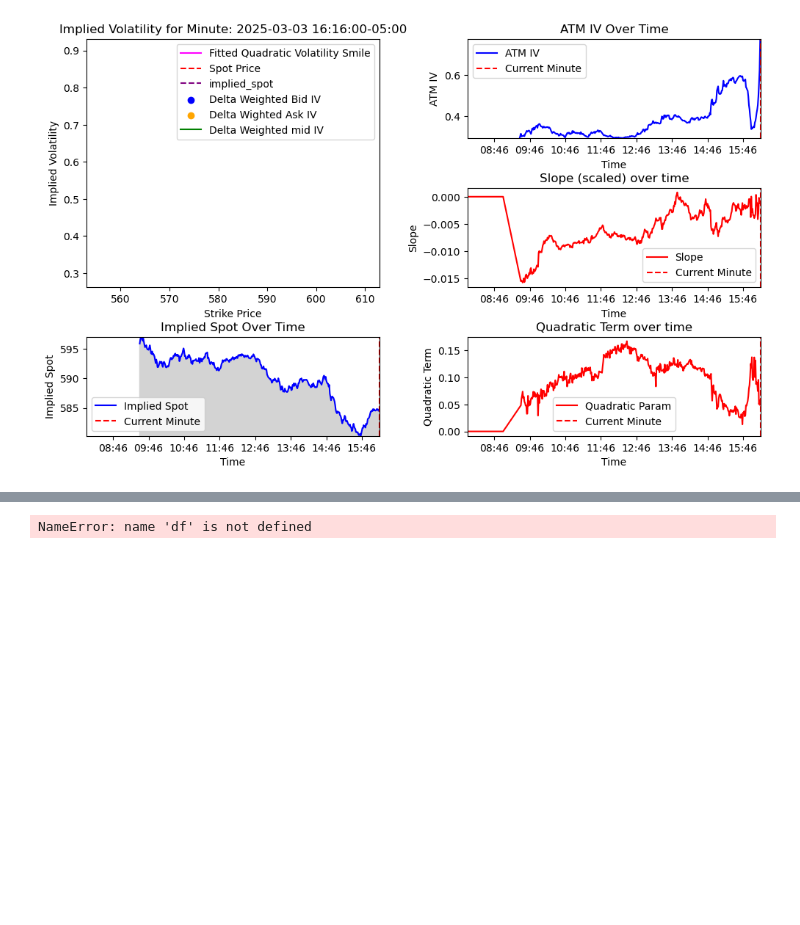
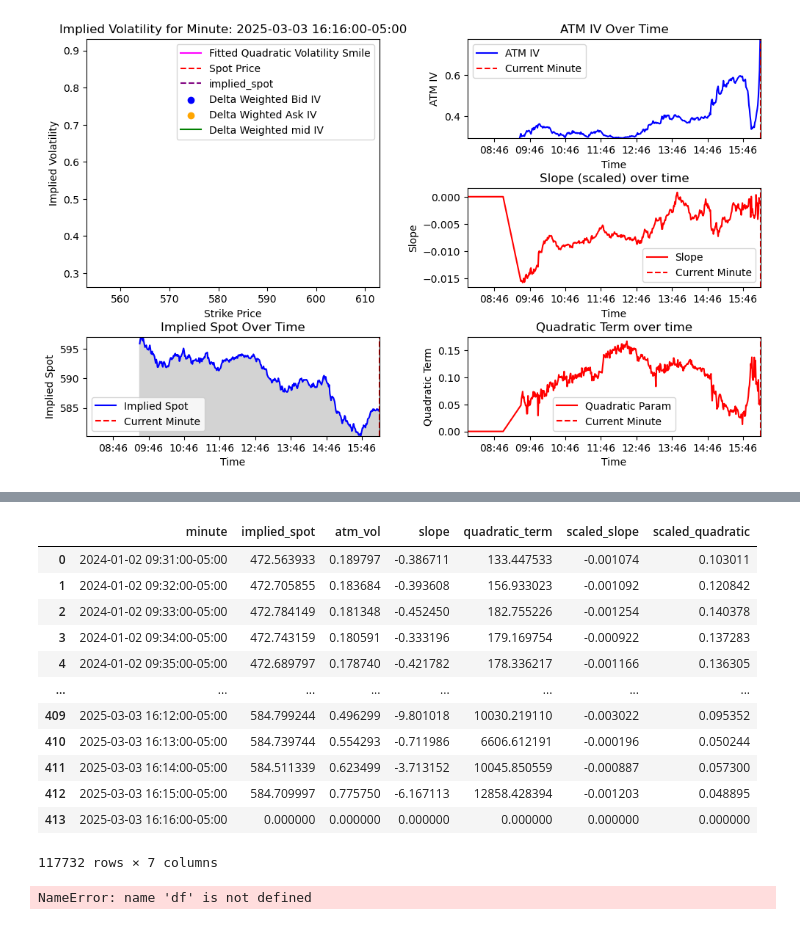
Before and after one commit to stirlitzzz/daily_options1, a Jupyter notebook: polygon_explore2.ipynb, the cells around one changed output, grey strips where cells are left out. Drawn from its saved outputs; the diff is of its cells as text; code cells hidden in the pictures; blank space fills up the shorter version.

```diff
--- a/polygon_explore2.ipynb
+++ b/polygon_explore2.ipynb
@@ -2762,0 +2750,28 @@ sorted(minutes)[0:10]
+# %%
+import os
+dt=pd.to_datetime("2025-03-03")
+fname_surf=f"vol_surfaces/qsurf_dwvols_processed_merged_opt_1m_{dt.strftime('%Y-%m-%d')}.csv"
+start_date=pd.to_datetime("2024-01-01")
+end_date=pd.to_datetime("2025-03-03")
+dates=pd.date_range(start_date, end_date, freq='B')
+df_all=pd.DataFrame()
+
+a_dfs=[]
+for dt in dates:
+    fname_surf=f"vol_surfaces/qsurf_dwvols_processed_merged_opt_1m_{dt.strftime('%Y-%m-%d')}.csv"
+    fname_underlying=f"data/SPY_1m_{dt.strftime('%Y-%m-%d')}.csv"
+    if not os.path.exists(fname_surf):
+        print(f"Missing {fname_surf}")
+        continue
+    if not os.path.exists(fname_underlying):
+        print(f"Missing {fname_underlying}")
+        continue
+    df_underlying=pd.read_csv(fname_underlying)
+    df_underlying["minute"]=pd.to_datetime(df_underlying["minute"])
+    df=pd.read_csv(fname_surf)
+    df["minute"]=pd.to_datetime(df["minute"])
+    df=pd.merge(df, df_underlying, on="minute")
+    df["date"]=dt
+    a_dfs.append(df)
+df_all=pd.concat(a_dfs)
+df_all.to_csv("vol_surfaces/qsurf_dwvols_processed_merged_opt_1m_2023-01-01_2025-03-03.csv", index=False)
@@ -2763,3 +2871,19 @@ sorted(minutes)[0:10]
+# %%
+df_all
+# %% [output]
+|  | minute | implied_spot | atm_vol | slope | quadratic_term | scaled_slope | scaled_quadratic |
+| 0 | 2024-01-02 09:31:00-05:00 | 472.563933 | 0.189797 | -0.386711 | 133.447533 | -0.001074 | 0.103011 |
+| 1 | 2024-01-02 09:32:00-05:00 | 472.705855 | 0.183684 | -0.393608 | 156.933023 | -0.001092 | 0.120842 |
+| 2 | 2024-01-02 09:33:00-05:00 | 472.784149 | 0.181348 | -0.452450 | 182.755226 | -0.001254 | 0.140378 |
+| 3 | 2024-01-02 09:34:00-05:00 | 472.743159 | 0.180591 | -0.333196 | 179.169754 | -0.000922 | 0.137283 |
+| 4 | 2024-01-02 09:35:00-05:00 | 472.689797 | 0.178740 | -0.421782 | 178.336217 | -0.001166 | 0.136305 |
+| ... | ... | ... | ... | ... | ... | ... | ... |
+| 409 | 2025-03-03 16:12:00-05:00 | 584.799244 | 0.496299 | -9.801018 | 10030.219110 | -0.003022 | 0.095352 |
+| 410 | 2025-03-03 16:13:00-05:00 | 584.739744 | 0.554293 | -0.711986 | 6606.612191 | -0.000196 | 0.050244 |
+| 411 | 2025-03-03 16:14:00-05:00 | 584.511339 | 0.623499 | -3.713152 | 10045.850559 | -0.000887 | 0.057300 |
+| 412 | 2025-03-03 16:15:00-05:00 | 584.709997 | 0.775750 | -6.167113 | 12858.428394 | -0.001203 | 0.048895 |
+| 413 | 2025-03-03 16:16:00-05:00 | 0.000000 | 0.000000 | 0.000000 | 0.000000 | 0.000000 | 0.000000 |
+117732 rows × 7 columns
 # %%
 df
 # %% [output]
```
Also changed, not shown: parts of 6 cells of this notebook, 2 other files.
